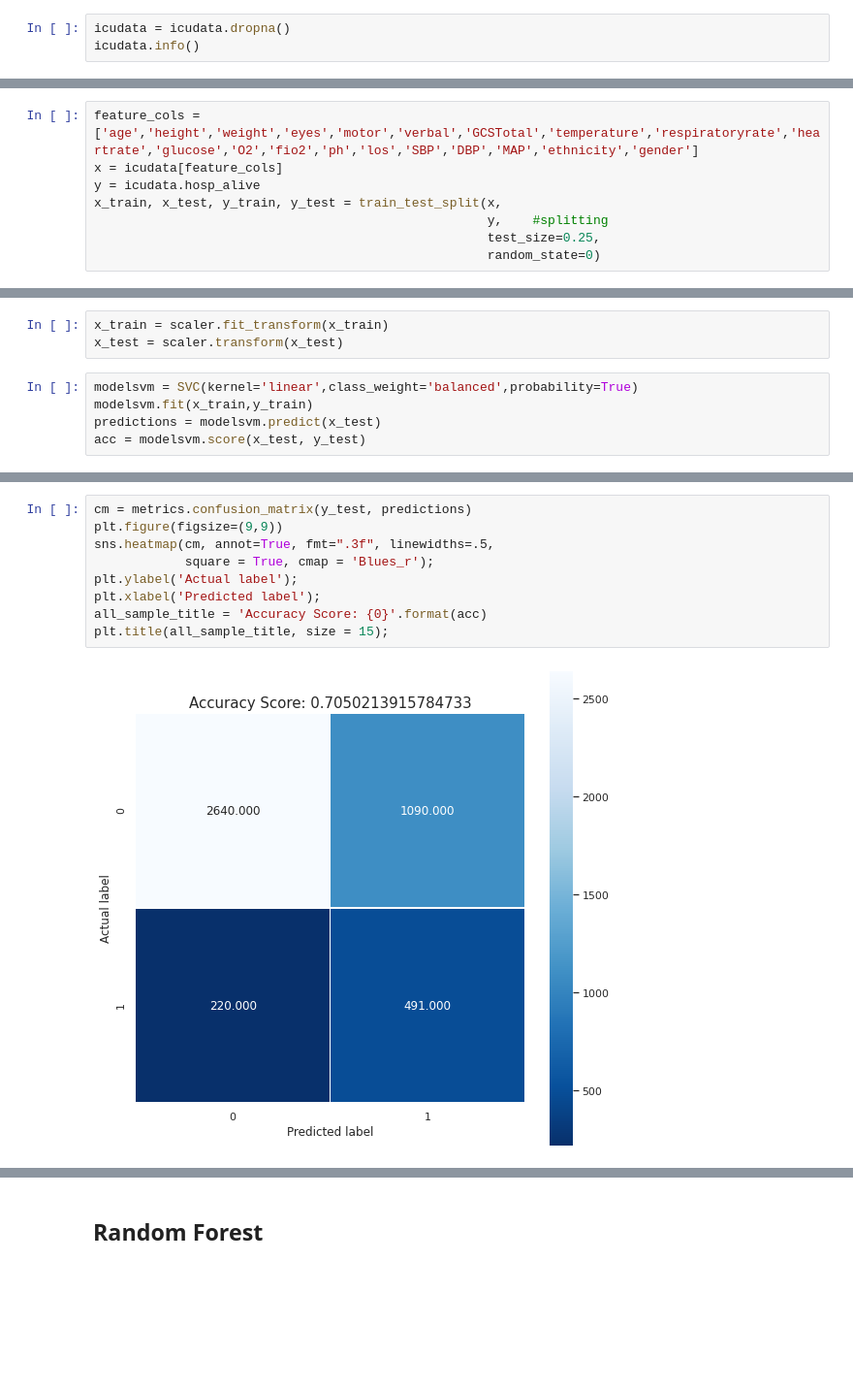
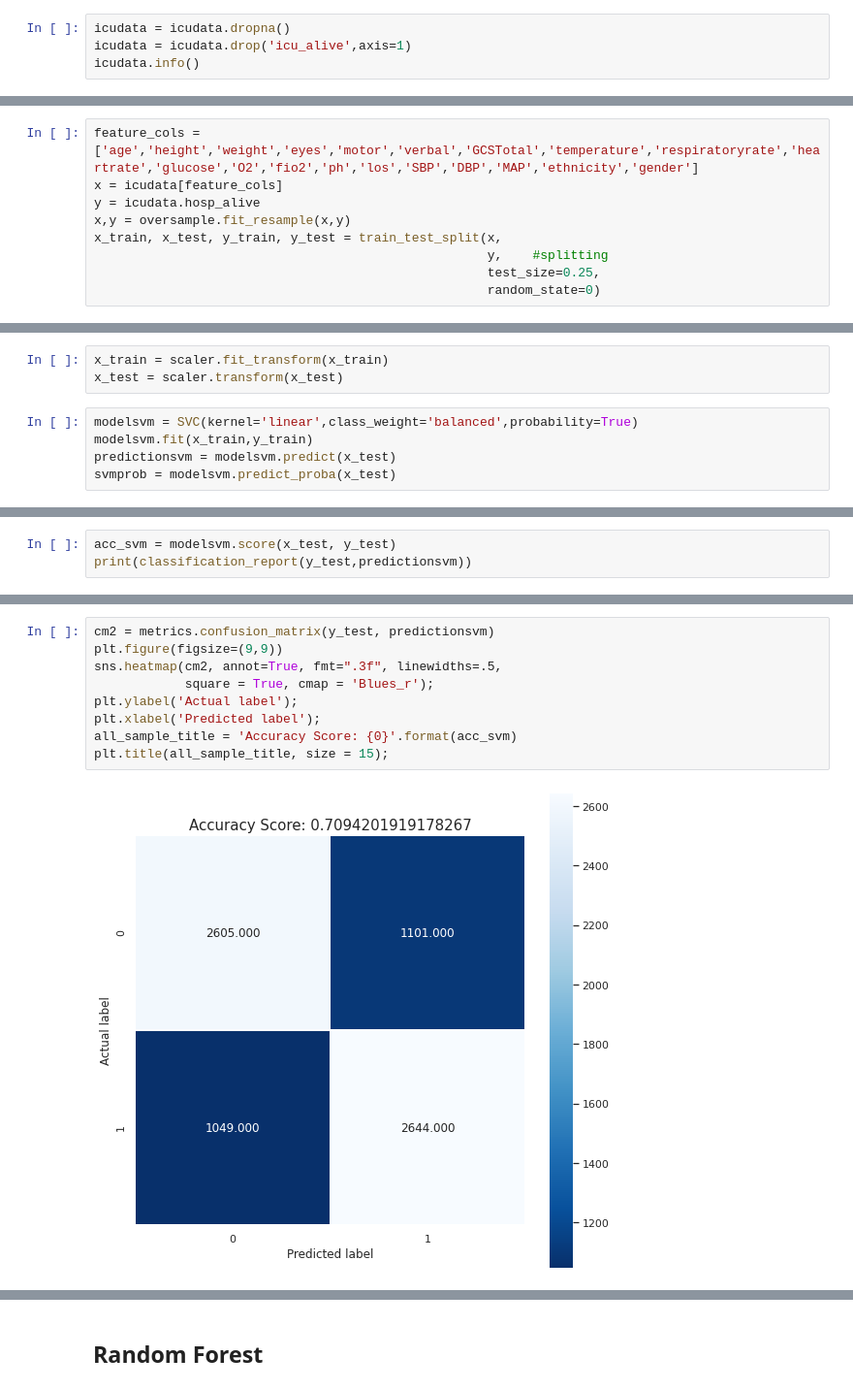
Before and after one commit to sumaiya08/clinical-decision-support, a Jupyter notebook: machine-learning/mortality_pred.ipynb, the cells around one changed output, grey strips where cells are left out. Shown at 97% size. Cells and saved outputs as stored; diff of their text form; blank space fills up the shorter version.

Commit message:
comparison graphs added

```diff
--- a/machine-learning/mortality_pred.ipynb
+++ b/machine-learning/mortality_pred.ipynb
@@ -44,5 +49,6 @@ icudata
 # %%
 icudata = icudata.dropna()
+icudata = icudata.drop('icu_alive',axis=1)
 icudata.info()
 # %% [output]
 <class 'pandas.core.frame.DataFrame'>
@@ -231,6 +287,7 @@ Text(0.5, 1.0, 'Precision-Recall curve')
 feature_cols = ['age','height','weight','eyes','motor','verbal','GCSTotal','temperature','respiratoryrate','heartrate','glucose','O2','fio2','ph','los','SBP','DBP','MAP','ethnicity','gender']
 x = icudata[feature_cols]
 y = icudata.hosp_alive
+x,y = oversample.fit_resample(x,y)
 x_train, x_test, y_train, y_test = train_test_split(x,
                                                     y,    #splitting
                                                     test_size=0.25,
@@ -241,5 +300,5 @@ x_test = scaler.transform(x_test)
 # %%
 modelsvm = SVC(kernel='linear',class_weight='balanced',probability=True)
 modelsvm.fit(x_train,y_train)
-predictions = modelsvm.predict(x_test)
-acc = modelsvm.score(x_test, y_test)
+predictionsvm = modelsvm.predict(x_test)
+svmprob = modelsvm.predict_proba(x_test)
@@ -253,0 +307,3 @@ f1 = metrics.f1_score(y_test, predictions)
+# %%
+acc_svm = modelsvm.score(x_test, y_test)
+print(classification_report(y_test,predictionsvm))
@@ -267,13 +341,13 @@ Support Vector Machine results:
 # %%
-cm = metrics.confusion_matrix(y_test, predictions)
+cm2 = metrics.confusion_matrix(y_test, predictionsvm)
 plt.figure(figsize=(9,9))
-sns.heatmap(cm, annot=True, fmt=".3f", linewidths=.5,
+sns.heatmap(cm2, annot=True, fmt=".3f", linewidths=.5,
             square = True, cmap = 'Blues_r');
 plt.ylabel('Actual label');
 plt.xlabel('Predicted label');
-all_sample_title = 'Accuracy Score: {0}'.format(acc)
+all_sample_title = 'Accuracy Score: {0}'.format(acc_svm)
 plt.title(all_sample_title, size = 15);
 # %% [output]
-[figure, old version]
+[figure, new version]
 # %%
 plt.figure(figsize=(12,9))
```
Also changed, not shown: parts of 148 cells of this notebook.
